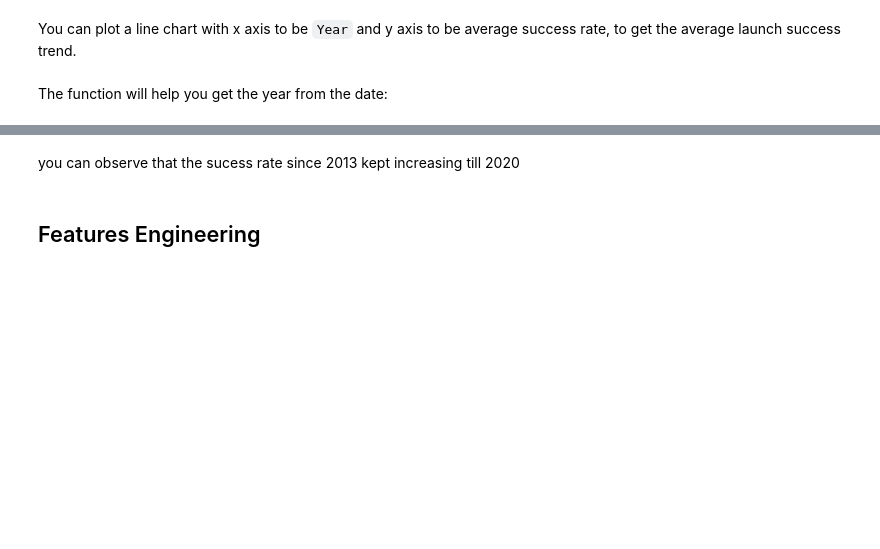
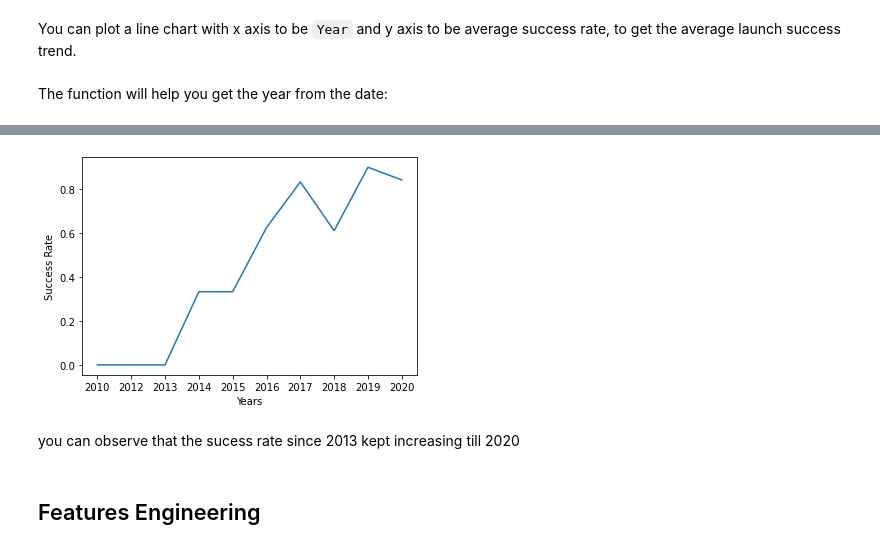
Before and after one commit to smrokade/Applied-Data-Science-Capstone, a Jupyter notebook: jupyter-labs-eda-dataviz.ipynb, the cells around one changed output, grey strips where cells are left out. Cells and saved outputs as stored; diff of their text form; code cells hidden in the pictures; blank space fills up the shorter version.

```diff
--- a/jupyter-labs-eda-dataviz.ipynb
+++ b/jupyter-labs-eda-dataviz.ipynb
@@ -141,7 +164,10 @@ The function will help you get the year from the date:
 # %%
 # A function to Extract years from the date
 year=[]
-def Extract_year(date):
+def Extract_year():
     for i in df["Date"]:
         year.append(i.split("-")[0])
     return year
+years = Extract_year()
+df['Years'] = years
+df.head()
@@ -148,5 +181,14 @@ def Extract_year(date):
 # %%
 # Plot a line chart with x axis to be the extracted year and y axis to be the success rate
+years_success_df = df.groupby('Years')[['Class']].mean()
+years_success_df.reset_index(inplace=True)
+
+sns.lineplot(x='Years', y='Class', data=years_success_df)
+plt.xlabel("Years")
+plt.ylabel("Success Rate")
+plt.show()
+# %% [output]
+[figure, added]
 # %% [markdown]
 you can observe that the sucess rate since 2013 kept increasing till 2020
 # %% [markdown]
```
Also changed, not shown: parts of 10 cells of this notebook.
